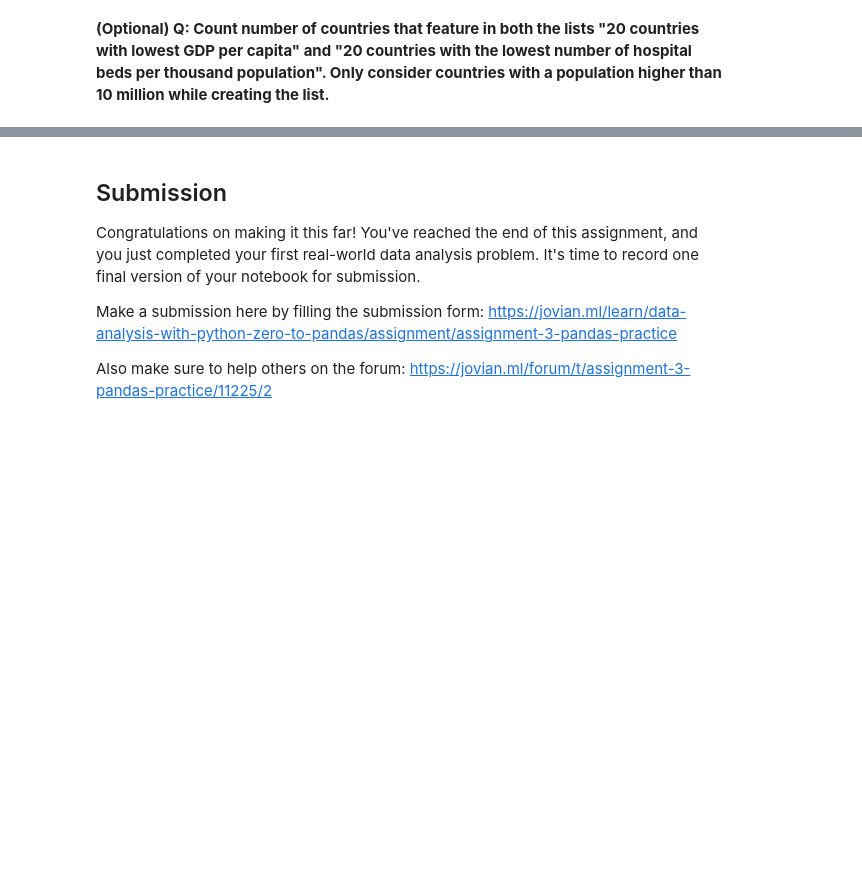
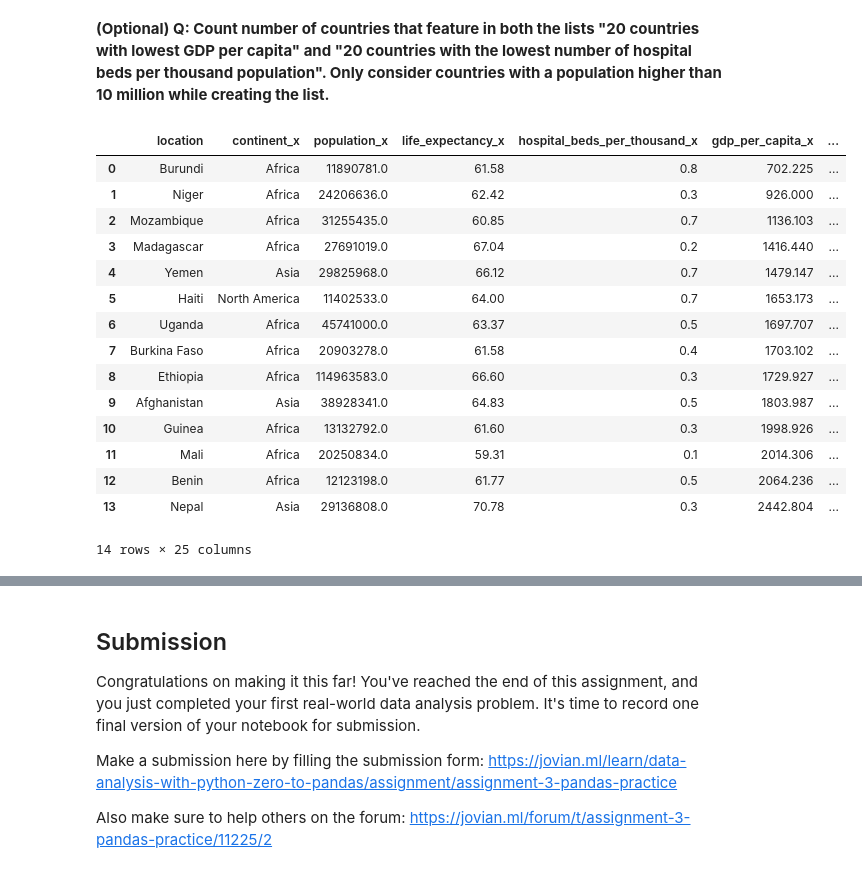
Before and after one commit to ikaushikpal/ML_Prerequisite, a Jupyter notebook: Data Analysis/Upload/pandas-practice-assignment 3.ipynb, the cells around one changed output, grey strips where cells are left out. Drawn from its saved outputs; the diff is of its cells as text; code cells hidden in the pictures; blank space fills up the shorter version.

```diff
--- a/Data Analysis/Upload/pandas-practice-assignment 3.ipynb
+++ b/Data Analysis/Upload/pandas-practice-assignment 3.ipynb
@@ -336,2 +400,4 @@ combined_df['deaths_per_million'] = ???
+# %%
+combined_df['deaths_per_million'] = combined_df['total_deaths'] * 1e6 / combined_df['population']
 # %%
 combined_df
@@ -368,5 +525,31 @@ jovian.commit(project='pandas-practice-assignment', environment=None)
 # %% [markdown]
 **(Optional) Q: Count number of countries that feature in both the lists "20 countries with lowest GDP per capita" and "20 countries with the lowest number of hospital beds per thousand population". Only consider countries with a population higher than 10 million while creating the list.**
+# %%
+population_10m = combined_df.loc[combined_df['population'] > 1e7]
+# %%
+lowest_gdp = population_10m.sort_values('gdp_per_capita', ascending=True).head(20)
+# %%
+lowest_beds = population_10m.sort_values('hospital_beds_per_thousand', ascending=True).head(20)
+# %%
+poor_countries = pd.merge(lowest_gdp, lowest_beds, on='location')
+poor_countries
+# %% [output]
+|  | location | continent_x | population_x | life_expectancy_x | hospital_beds_per_thousand_x | gdp_per_capita_x | ... |
+| 0 | Burundi | Africa | 11890781.0 | 61.58 | 0.8 | 702.225 | ... |
+| 1 | Niger | Africa | 24206636.0 | 62.42 | 0.3 | 926.000 | ... |
+| 2 | Mozambique | Africa | 31255435.0 | 60.85 | 0.7 | 1136.103 | ... |
+| 3 | Madagascar | Africa | 27691019.0 | 67.04 | 0.2 | 1416.440 | ... |
+| 4 | Yemen | Asia | 29825968.0 | 66.12 | 0.7 | 1479.147 | ... |
+| 5 | Haiti | North America | 11402533.0 | 64.00 | 0.7 | 1653.173 | ... |
+| 6 | Uganda | Africa | 45741000.0 | 63.37 | 0.5 | 1697.707 | ... |
+| 7 | Burkina Faso | Africa | 20903278.0 | 61.58 | 0.4 | 1703.102 | ... |
+| 8 | Ethiopia | Africa | 114963583.0 | 66.60 | 0.3 | 1729.927 | ... |
+| 9 | Afghanistan | Asia | 38928341.0 | 64.83 | 0.5 | 1803.987 | ... |
+| 10 | Guinea | Africa | 13132792.0 | 61.60 | 0.3 | 1998.926 | ... |
+| 11 | Mali | Africa | 20250834.0 | 59.31 | 0.1 | 2014.306 | ... |
+| 12 | Benin | Africa | 12123198.0 | 61.77 | 0.5 | 2064.236 | ... |
+| 13 | Nepal | Asia | 29136808.0 | 70.78 | 0.3 | 2442.804 | ... |
+14 rows × 25 columns
 # %%
 import jovian
 # %%
```
Also changed, not shown: parts of 50 cells of this notebook, 2 other files.
